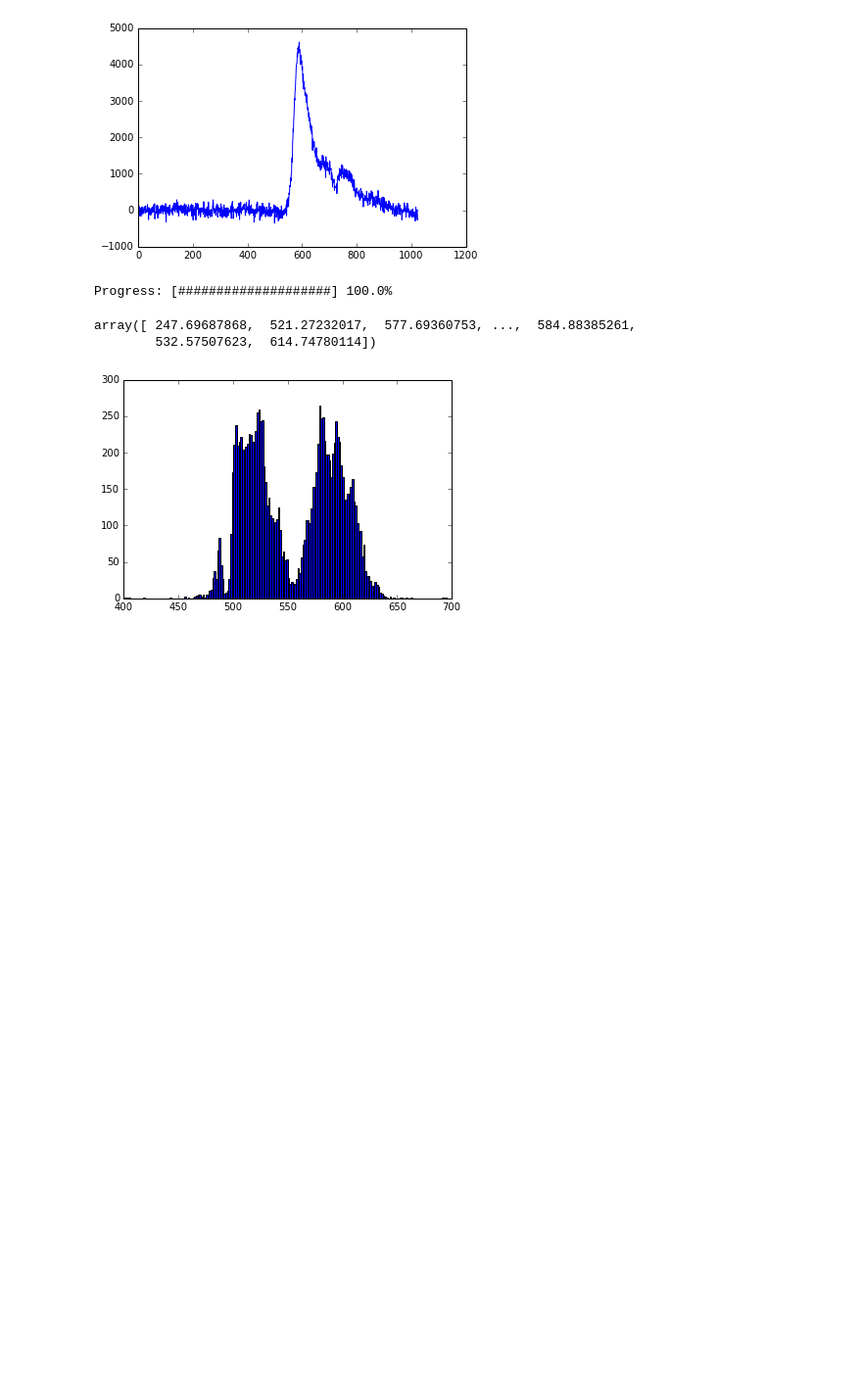
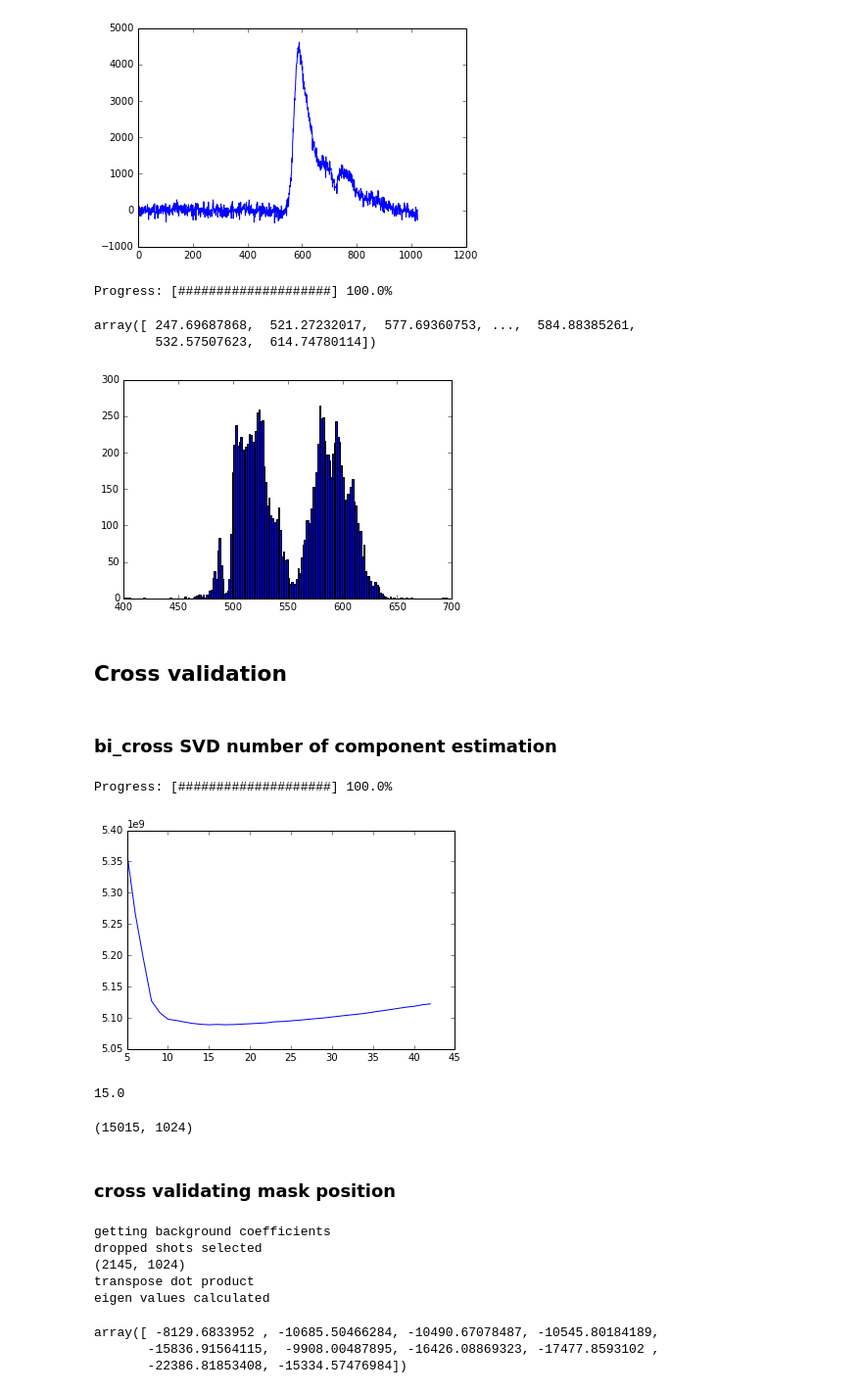
Before and after one commit to sioan/sxd_analysis_methods, a Jupyter notebook: eigen_background_subtraction/recalculating_attm_cross_validated.ipynb, the cells around one changed output. Shown: that part at 98% size. Drawn from its saved outputs; the diff is of its cells as text; code cells hidden in the pictures; blank space fills up the shorter version.

Commit message:
DEV: have cross validated mask start for eigen background subtraction working.  Need to document.

```diff
--- a/eigen_background_subtraction/recalculating_attm_cross_validated.ipynb
+++ b/eigen_background_subtraction/recalculating_attm_cross_validated.ipynb
@@ -110,3 +126,44 @@ my_hist = plt.hist(pixel_positions[my_dropped_shots==0],bins=np.arange(400,700,1
 plt.show()
 # %% [output]
 [figure]
+# %% [markdown]
+## Cross validation
+# %% [markdown]
+### bi_cross SVD number of component estimation
+# %%
+k,score_list = bi_cross_support.score_fast(my_dict[time_camera][my_dropped_shots],
+                                           n_iterations=10,
+                                           k_list=np.arange(1,43))
+#my_prediction = bi_cross_support.predict_vs_k(my_dict[time_camera][my_dropped_shots],
+#                                              k_list=np.arange(1,40))
+# %% [output]
+Progress: [####################] 100.0%
+# %%
+start_k=-4
+plt.plot(k[:start_k],np.median(score_list,axis=0)[:start_k])
+plt.show()
+# %% [output]
+[figure, added]
+# %%
+k[np.argmin(np.median(score_list,axis=0))]
+# %% [output]
+15.0
+# %%
+np.array(my_dict[time_camera][0]
+# %% [output]
+(15015, 1024)
+# %% [markdown]
+### cross validating mask position
+# %%
+v_full,coefs_full = eig_back.get_background_coefficients(my_dict[time_camera],
+                                                     my_dropped_shots,
+                                                     my_mask,
+                                                     svd_size=15)
+
+v_full = v_full[:15,:].transpose()
+# %% [output]
+getting background coefficients
+dropped shots selected
+(2145, 1024)
+transpose dot product
+eigen values calculated
@@ -112,0 +188,6 @@ plt.show()
+# %%
+cv_score_list
+# %% [output]
+array([ -8129.6833952 , -10685.50466284, -10490.67078487, -10545.80184189,
+       -15836.91564115,  -9908.00487895, -16426.08869323, -17477.8593102 ,
+       -22386.81853408, -15334.57476984])
```
Also changed, not shown: parts of 11 cells of this notebook.
